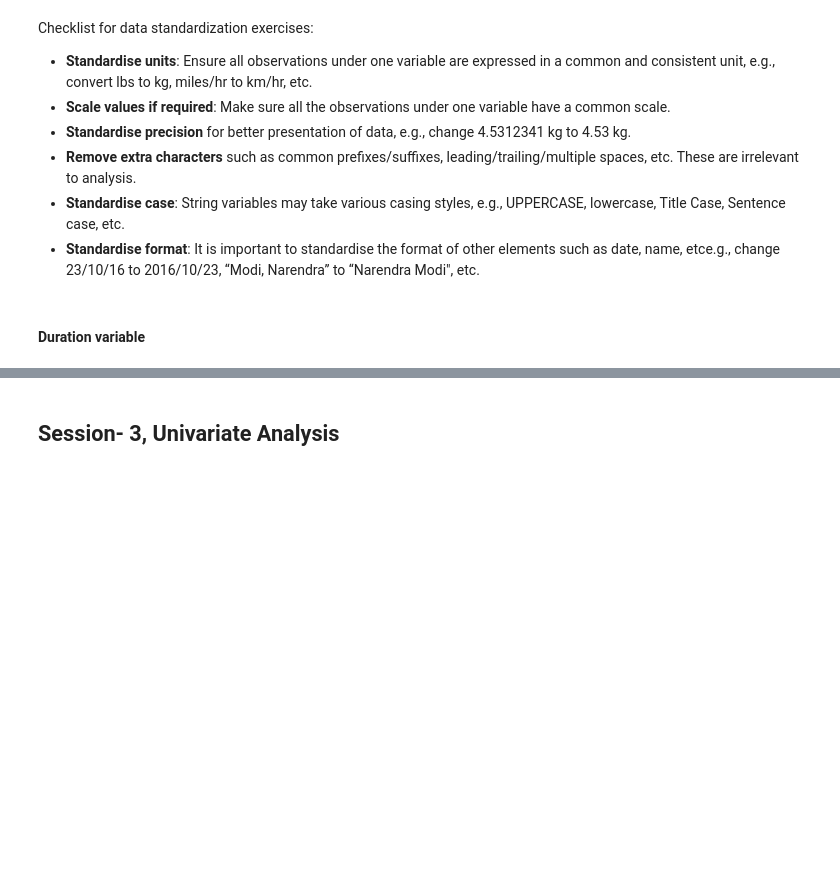
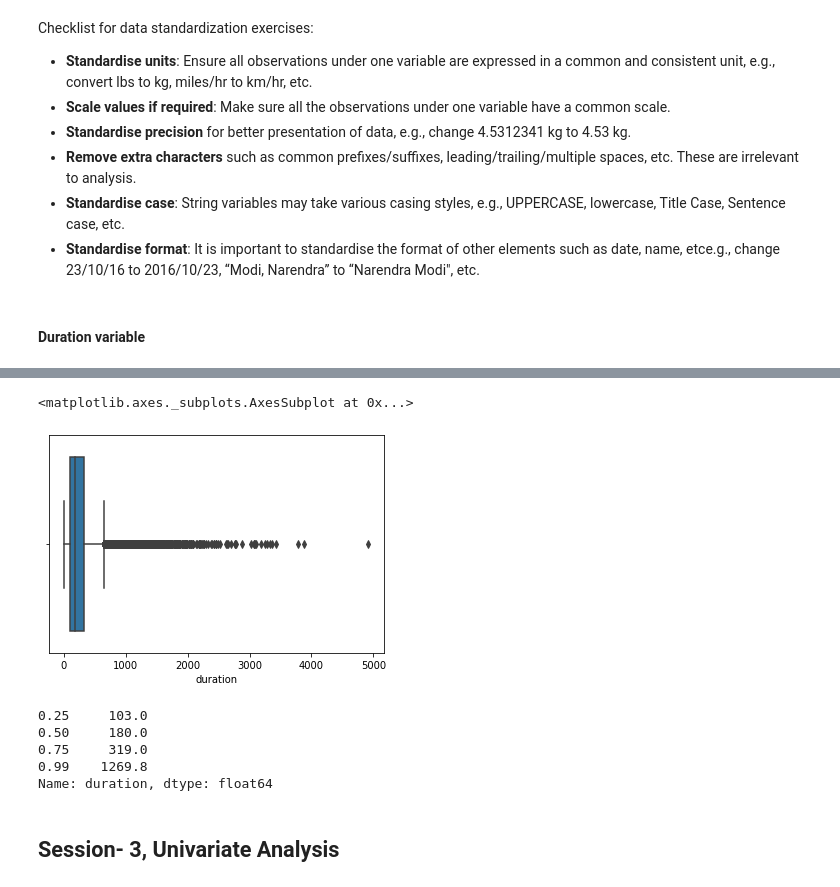
Before and after one commit to datagrad/EDA-of-Bank-Telemarketing-Campaign, a Jupyter notebook: Bank_TeleMarketing_Campaign_EDA.ipynb, the cells around one changed output, grey strips where cells are left out. Cells and saved outputs as stored; diff of their text form; code cells hidden in the pictures; blank space fills up the shorter version.

```diff
--- a/Bank_TeleMarketing_Campaign_EDA.ipynb
+++ b/Bank_TeleMarketing_Campaign_EDA.ipynb
@@ -733,3 +774,17 @@ Checklist for data standardization exercises:
+# %%
+sns.boxplot(df.duration)
+# %% [output]
+<matplotlib.axes._subplots.AxesSubplot at 0x...>
+[figure, added]
+# %%
+dur = df.duration.quantile([.25,.50, .75,.99])
+dur
+# %% [output]
+0.25     103.0
+0.50     180.0
+0.75     319.0
+0.99    1269.8
+Name: duration, dtype: float64
 # %% [markdown]
 ## Session- 3, Univariate Analysis
 # %% [markdown]
```
Also changed, not shown: parts of 23 cells of this notebook.
